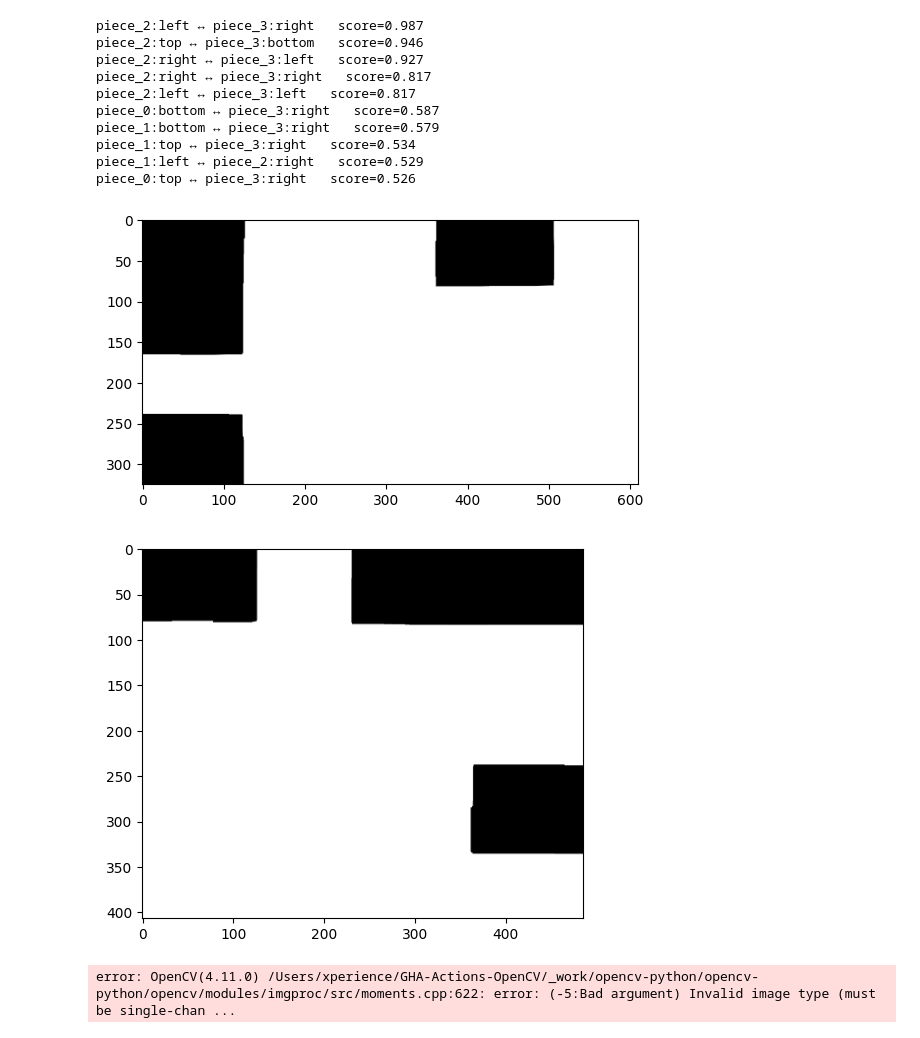
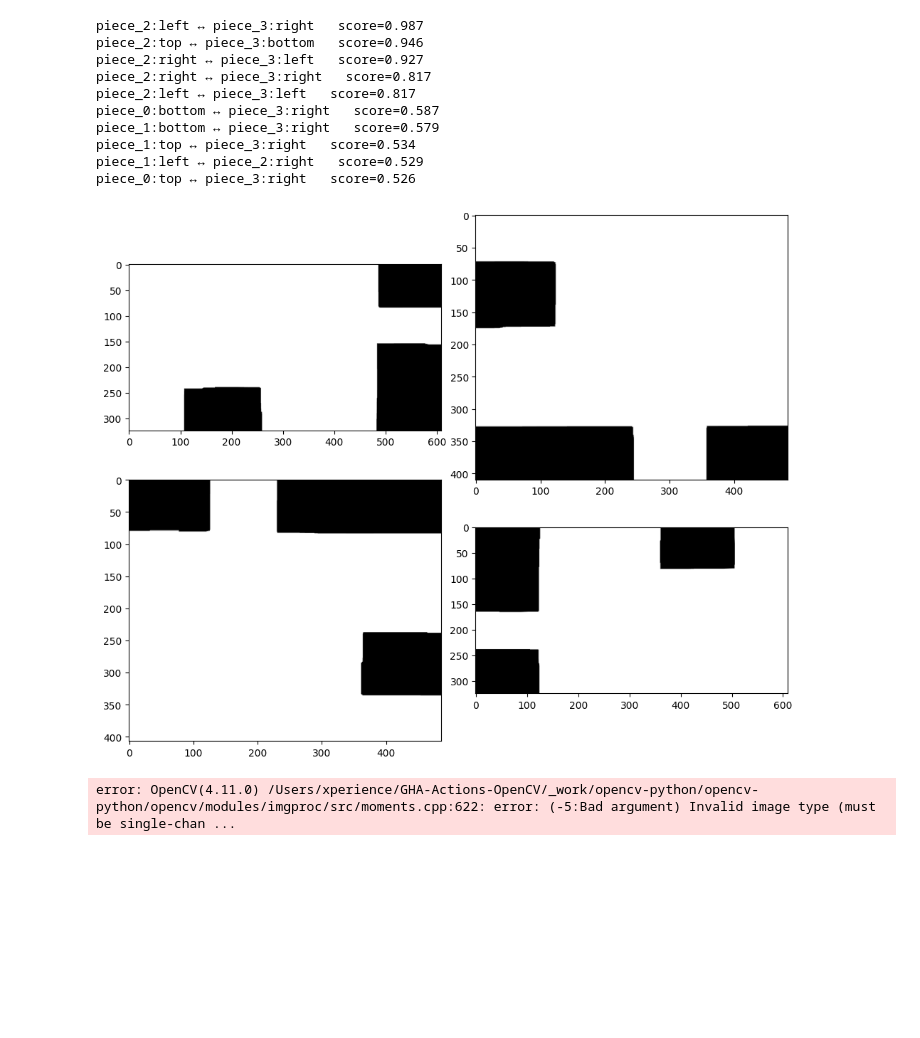
Before and after one commit to Mcapozzolo/PuzzleSimulator, a Jupyter notebook: image_processing/poc_opencv_01.ipynb, the cells around one changed output. Drawn from its saved outputs; the diff is of its cells as text; code cells hidden in the pictures; blank space fills up the shorter version.

```diff
--- a/image_processing/poc_opencv_01.ipynb
+++ b/image_processing/poc_opencv_01.ipynb
@@ -596,11 +597,11 @@ piece_1:top ↔ piece_3:right   score=0.534
 piece_1:left ↔ piece_2:right   score=0.529
 piece_0:top ↔ piece_3:right   score=0.526
 # %%
-show_image(smoothed_pieces[1])
-show_image(smoothed_pieces[2])
+from PIL import Image
+s = smoothed_pieces
+show_images([np.array(Image.fromarray(s[0]).rotate(180)), s[3], s[2], s[1]], max_cols=2)
 # %% [output]
-[figure, old version]
+[figure, new version]
-[figure, removed]
 # %%
 EDGE_IDX = {"top": 0, "right": 1, "bottom": 2, "left": 3}
 IDX_EDGE = {v: k for k, v in EDGE_IDX.items()}
```
Also changed, not shown: parts of 1 cell of this notebook, 11 other files.
